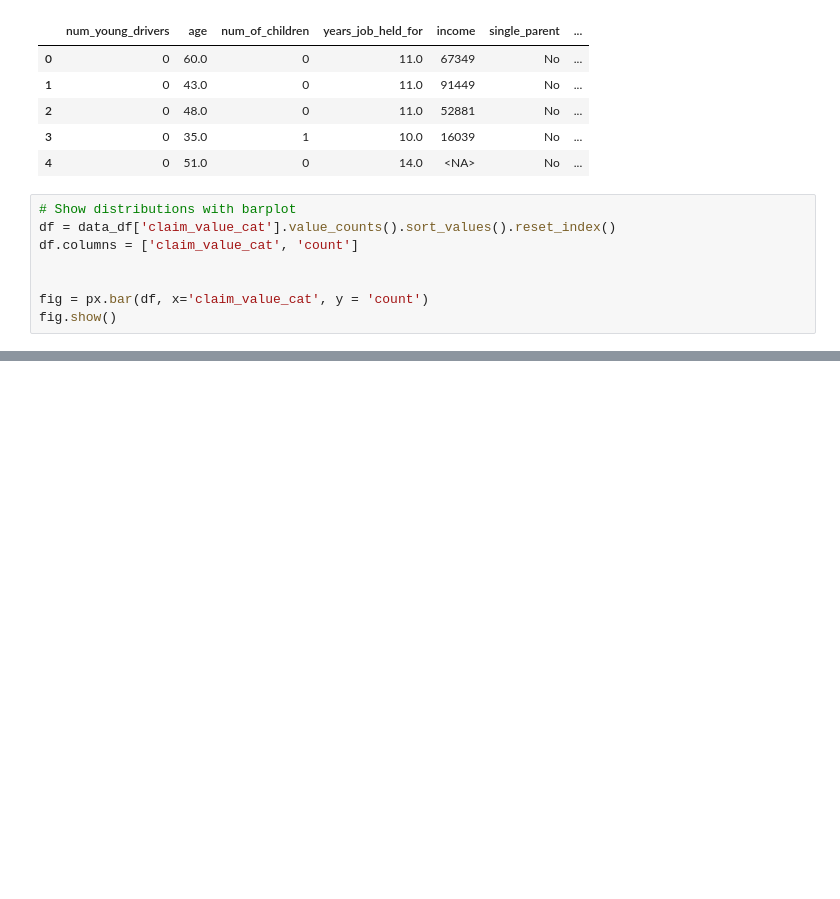
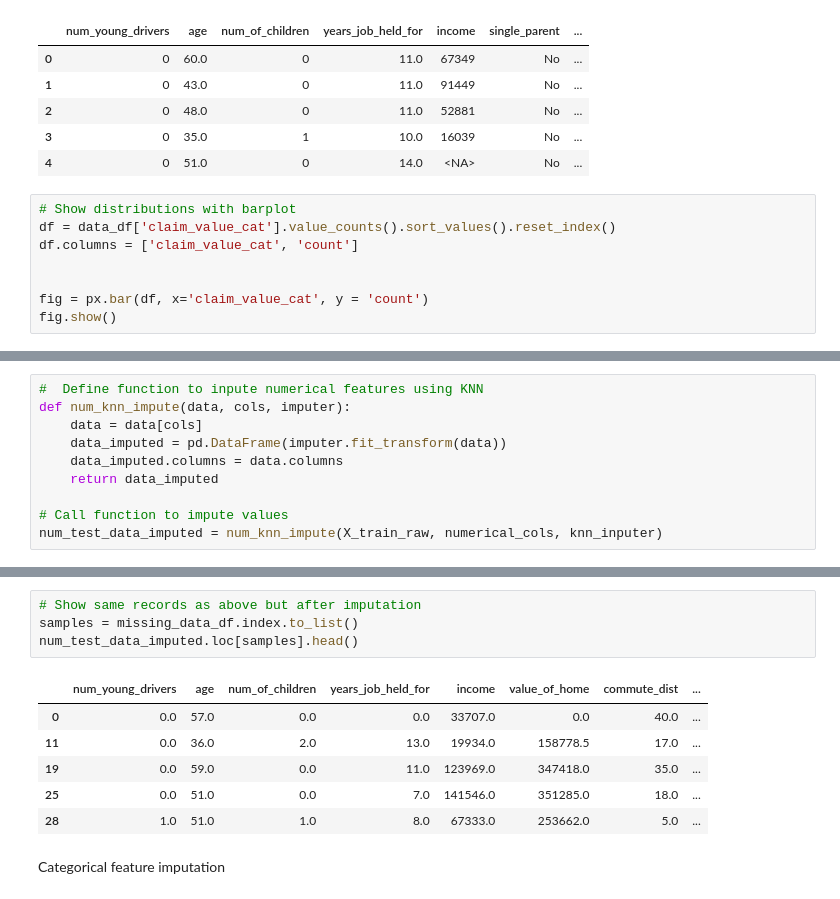
Before and after one commit to erikastats/ML, a Jupyter notebook: XGBoost_car_insurance_claim.ipynb, the cells around one changed output, grey strips where cells are left out. Cells and saved outputs as stored; diff of their text form; blank space fills up the shorter version.

```diff
--- a/XGBoost_car_insurance_claim.ipynb
+++ b/XGBoost_car_insurance_claim.ipynb
@@ -269,0 +415,10 @@ fig.show()
+# %%
+#  Define function to inpute numerical features using KNN
+def num_knn_impute(data, cols, imputer):
+    data = data[cols]
+    data_imputed = pd.DataFrame(imputer.fit_transform(data))
+    data_imputed.columns = data.columns
+    return data_imputed
+
+# Call function to impute values
+num_test_data_imputed = num_knn_impute(X_train_raw, numerical_cols, knn_inputer)
@@ -269,0 +439,13 @@ fig.show()
+# %%
+# Show same records as above but after imputation
+samples = missing_data_df.index.to_list()
+num_test_data_imputed.loc[samples].head()
+# %% [output]
+|  | num_young_drivers | age | num_of_children | years_job_held_for | income | value_of_home | commute_dist | ... |
+| 0 | 0.0 | 57.0 | 0.0 | 0.0 | 33707.0 | 0.0 | 40.0 | ... |
+| 11 | 0.0 | 36.0 | 2.0 | 13.0 | 19934.0 | 158778.5 | 17.0 | ... |
+| 19 | 0.0 | 59.0 | 0.0 | 11.0 | 123969.0 | 347418.0 | 35.0 | ... |
+| 25 | 0.0 | 51.0 | 0.0 | 7.0 | 141546.0 | 351285.0 | 18.0 | ... |
+| 28 | 1.0 | 51.0 | 1.0 | 8.0 | 67333.0 | 253662.0 | 5.0 | ... |
+# %% [markdown]
+Categorical feature imputation
```
Also changed, not shown: parts of 37 cells of this notebook.
